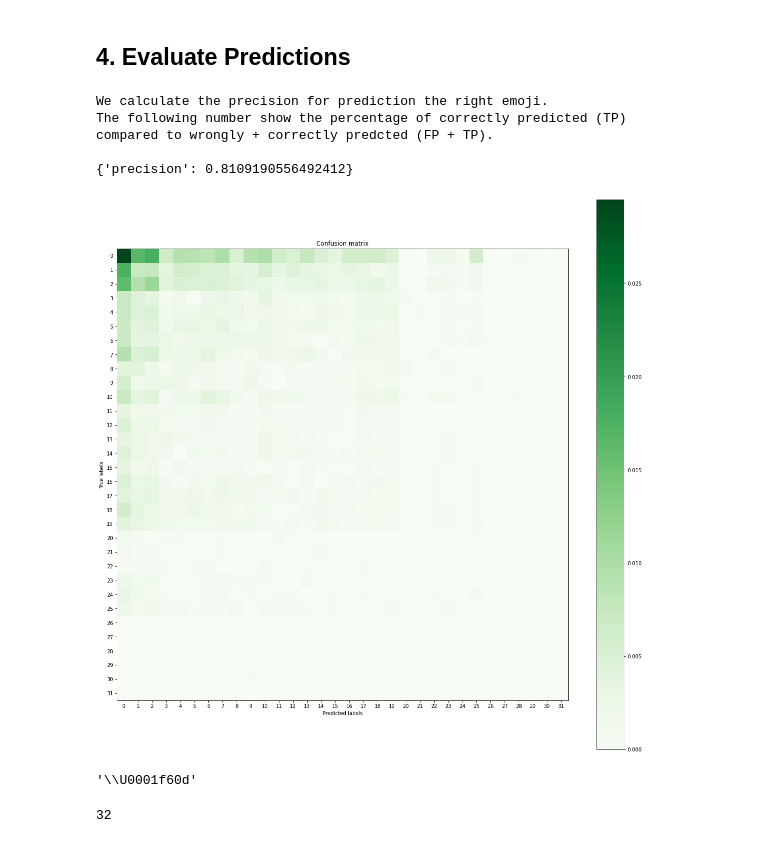
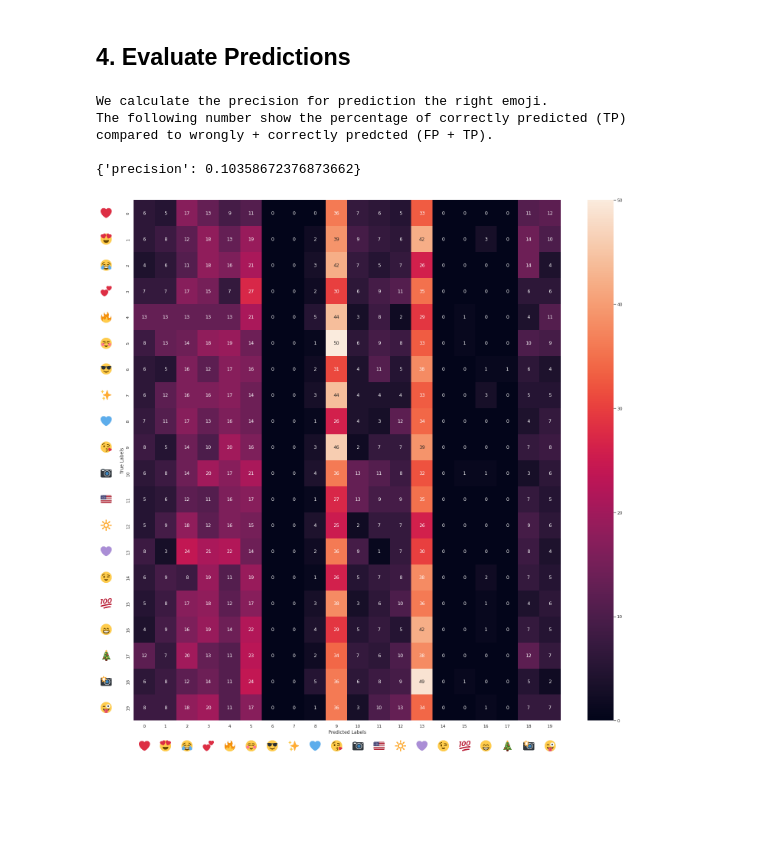
Before and after one commit to vincentclaes/emoji-predictor, a Jupyter notebook: fine-tune/03-evaluate-CLIP-on-test-dataset-tweets.ipynb, the cells around one changed output. Saved outputs shown, nothing was run; the diff lists cells and outputs as text; code cells hidden in the pictures; blank space fills up the shorter version.

```diff
--- a/fine-tune/03-evaluate-CLIP-on-test-dataset-tweets.ipynb
+++ b/fine-tune/03-evaluate-CLIP-on-test-dataset-tweets.ipynb
@@ -44,0 +18,3 @@ plt.xlabel('emojis test datatset');
+# %%
+test_dataset = load_dataset("vincentclaes/emoji-predictor", split="test")
+test_dataset
@@ -45,13 +28,15 @@ plt.xlabel('emojis test datatset');
 # %%
 from PIL import Image
-emojis_as_images = [Image.open(f"emojis/{i}.png") for i in range(32)]
+
+no_features = list(set(test_dataset["label"])) # these are the emoji's we use
+emojis_as_images = [Image.open(f"emojis/{i}.png") for i in no_features]
 # %% [markdown]
 ## 2. Evaluate Test Dataset
 # %%
 from transformers import CLIPProcessor, CLIPModel
 import torch
 # %%
-MODEL = "checkpoints/checkpoint-2000"
+MODEL = "checkpoints/checkpoint-4500"
 PROCESSOR = "openai/clip-vit-base-patch32"
 predictions = []
 references = []
@@ -117,26 +99,4 @@ We calculate the precision for prediction the right emoji.
 The following number show the percentage of correctly predicted (TP)
 compared to wrongly + correctly predcted (FP + TP).
 
-{'precision': 0.8109190556492412}
+{'precision': 0.10358672376873662}
-# %%
-import numpy as np
-import matplotlib.pyplot as plt
-from sklearn.metrics import confusion_matrix
-from sklearn.metrics import classification_report
-
-# Create confusion matrix
-confusion_mat = confusion_matrix(test_dataset["label"], predictions, normalize="all")
-
-# Visualize confusion matrix
-plt.figure(figsize = (20,20))
-plt.imshow(confusion_mat, interpolation='nearest', cmap=plt.cm.Greens)
-plt.title('Confusion matrix')
-plt.colorbar()
-ticks = np.arange(stop=len(emojis_as_images))
-plt.xticks(ticks, ticks)
-plt.yticks(ticks, ticks)
-plt.ylabel('True labels')
-plt.xlabel('Predicted labels')
-plt.show()
-# %% [output]
-[figure, removed]
@@ -146,8 +103,37 @@ df_mapping = pd.read_table("mapping.txt", header=None)
-# %%
-df_mapping[1][1].encode('unicode-escape').decode('ASCII')
-# %% [output]
-'\\U0001f60d'
-# %%
-len(df_mapping[1].to_list())
-# %% [output]
-32
+# %%
+from sklearn.metrics import confusion_matrix
+import seaborn as sns
+import numpy as np
+import matplotlib.pyplot as plt
+from matplotlib.offsetbox import OffsetImage, AnnotationBbox
+
+cm = confusion_matrix(test_dataset["label"], predictions)
+# Normalise
+# cmn = cm.astype('float') / cm.sum(axis=1)[:, np.newaxis]
+# fig, ax = plt.subplots(figsize=(20,20))
+sns.set(rc={'figure.figsize':(25,25)})
+heatmap = sns.heatmap(cm, annot=True)
+heatmap.set(xlabel='Predicted Labels', ylabel='True Labels')
+
+img = [plt.imread(f"emojis/{i}.png") for i in no_features]
+tick_labels = heatmap.xaxis.get_ticklabels()
+y_tick_labels = heatmap.yaxis.get_ticklabels()
+for i,im in enumerate(img):
+    ib = OffsetImage(im, zoom=.4)
+    ib.image.axes = heatmap
+    ab_x = AnnotationBbox(ib,
+                    tick_labels[i].get_position(),
+                    frameon=False,
+                    box_alignment=(0.5, 50)
+                    )
+    ab_y = AnnotationBbox(ib,
+                    y_tick_labels[i].get_position(),
+                    frameon=False,
+                    box_alignment=(3, 0.5)
+                    )
+    heatmap.add_artist(ab_x)
+    heatmap.add_artist(ab_y)
+
+plt.show(block=False)
+# %% [output]
+[figure, added]
```
Also changed, not shown: parts of 8 cells of this notebook, 2 other files.
